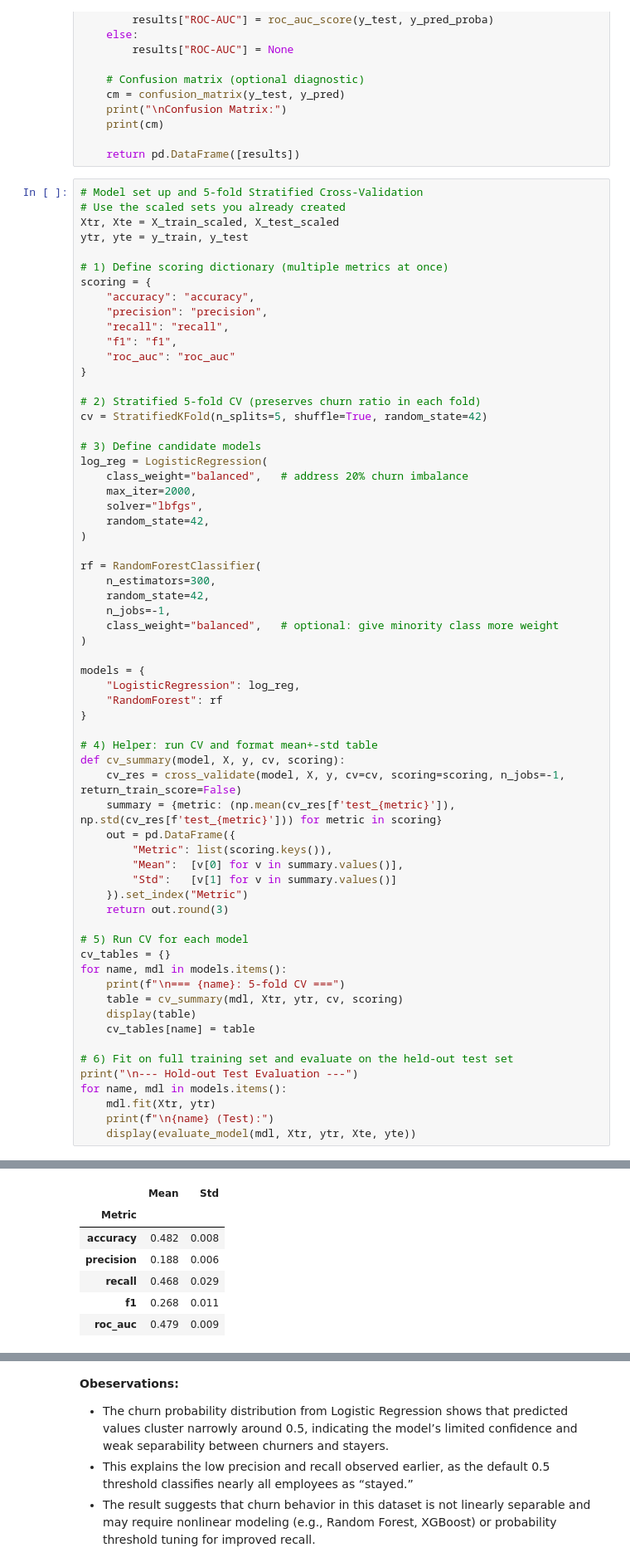
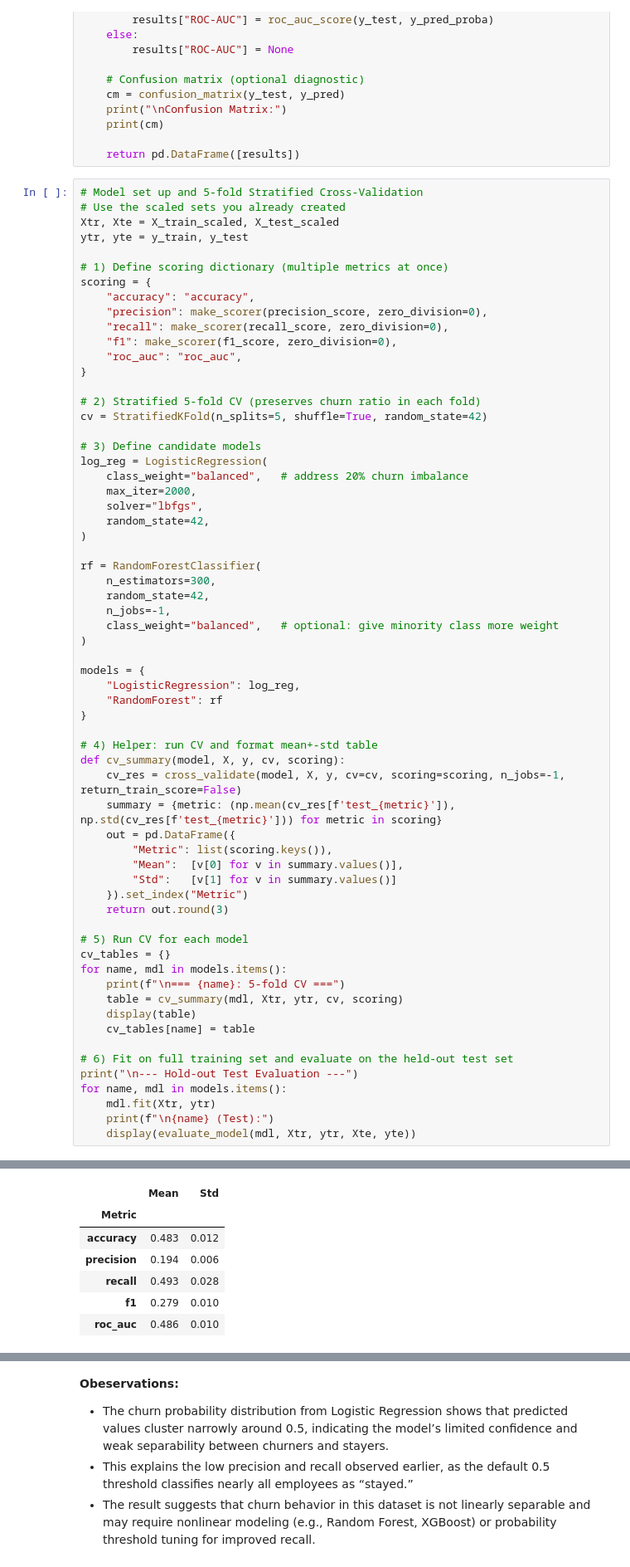
Before and after one commit to valeriesolis/AML-3303, a Jupyter notebook: Assessment1/TechNova_Attrition_Prediction_C0906370.ipynb, the cells around one changed output, grey strips where cells are left out. Shown at 83% size. Saved outputs shown, nothing was run; the diff lists cells and outputs as text.

```diff
--- a/Assessment1/TechNova_Attrition_Prediction_C0906370.ipynb
+++ b/Assessment1/TechNova_Attrition_Prediction_C0906370.ipynb
@@ -1147,10 +1148,10 @@ ytr, yte = y_train, y_test
 # 1) Define scoring dictionary (multiple metrics at once)
 scoring = {
     "accuracy": "accuracy",
-    "precision": "precision",
-    "recall": "recall",
-    "f1": "f1",
-    "roc_auc": "roc_auc"
+    "precision": make_scorer(precision_score, zero_division=0),
+    "recall": make_scorer(recall_score, zero_division=0),
+    "f1": make_scorer(f1_score, zero_division=0),
+    "roc_auc": "roc_auc",
 }
 
 # 2) Stratified 5-fold CV (preserves churn ratio in each fold)
@@ -1178,38 +1179,38 @@ models = {
 
 # 4) Helper: run CV and format mean+-std table
 def cv_summary(model, X, y, cv, scoring):
     cv_res = cross_validate(model, X, y, cv=cv, scoring=scoring, n_jobs=-1, return_train_score=False)
     summary = {metric: (np.mean(cv_res[f'test_{metric}']), np.std(cv_res[f'test_{metric}'])) for metric in scoring}
     out = pd.DataFrame({
         "Metric": list(scoring.keys()),
         "Mean":  [v[0] for v in summary.values()],
         "Std":   [v[1] for v in summary.values()]
     }).set_index("Metric")
     return out.round(3)
 
 # 5) Run CV for each model
 cv_tables = {}
 for name, mdl in models.items():
     print(f"\n=== {name}: 5-fold CV ===")
     table = cv_summary(mdl, Xtr, ytr, cv, scoring)
     display(table)
     cv_tables[name] = table
 
 # 6) Fit on full training set and evaluate on the held-out test set
 print("\n--- Hold-out Test Evaluation ---")
 for name, mdl in models.items():
     mdl.fit(Xtr, ytr)
     print(f"\n{name} (Test):")
     display(evaluate_model(mdl, Xtr, ytr, Xte, yte))
 # %% [output]
 === LogisticRegression: 5-fold CV ===
 |  | Mean | Std |
 | Metric |  |  |
-| accuracy | 0.482 | 0.008 |
-| precision | 0.188 | 0.006 |
-| recall | 0.468 | 0.029 |
-| f1 | 0.268 | 0.011 |
-| roc_auc | 0.479 | 0.009 |
+| accuracy | 0.483 | 0.012 |
+| precision | 0.194 | 0.006 |
+| recall | 0.493 | 0.028 |
+| f1 | 0.279 | 0.010 |
+| roc_auc | 0.486 | 0.010 |
 === RandomForest: 5-fold CV ===
 |  | Mean | Std |
 | Metric |  |  |
```
Also changed, not shown: parts of 5 cells of this notebook.
